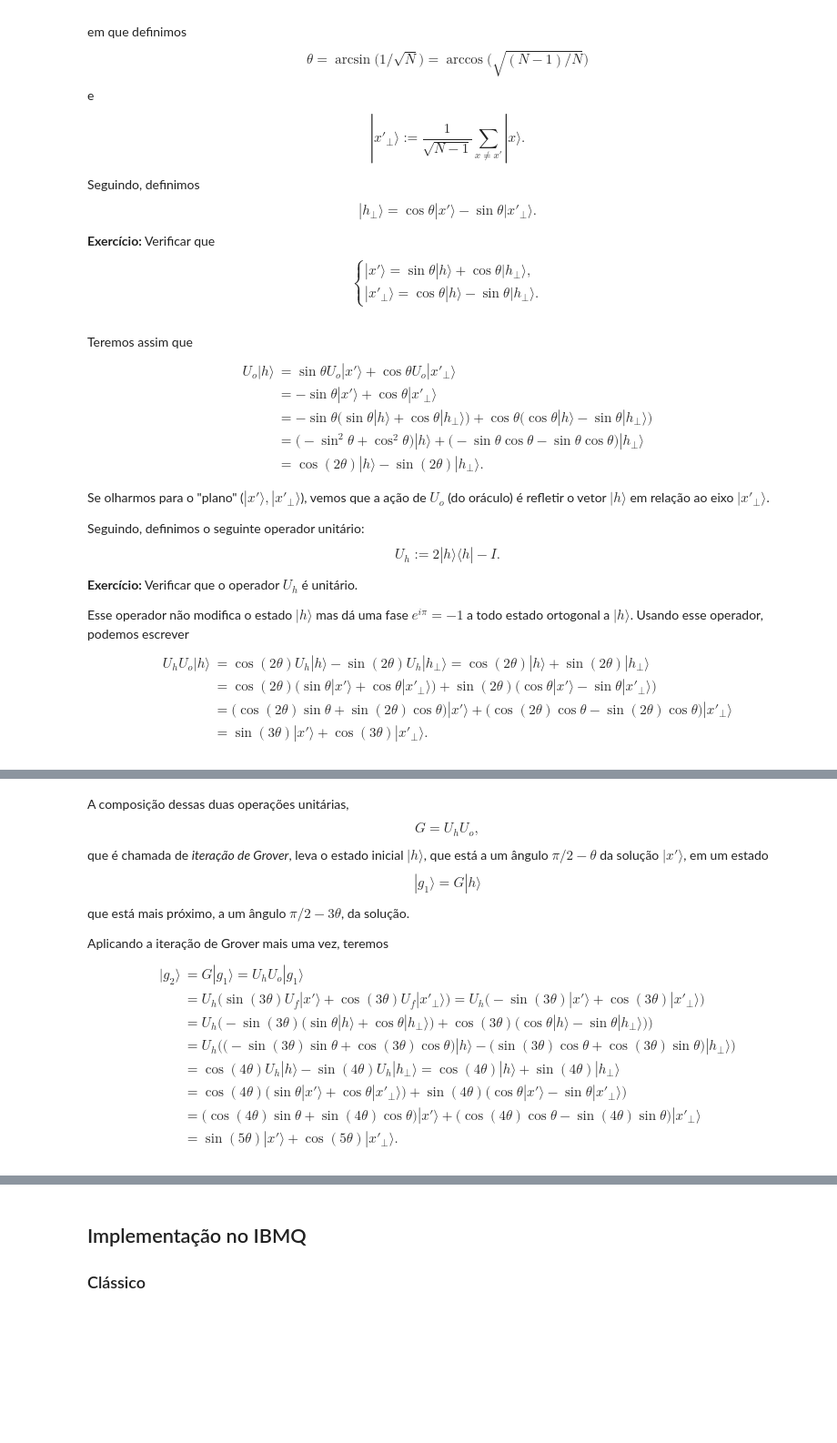
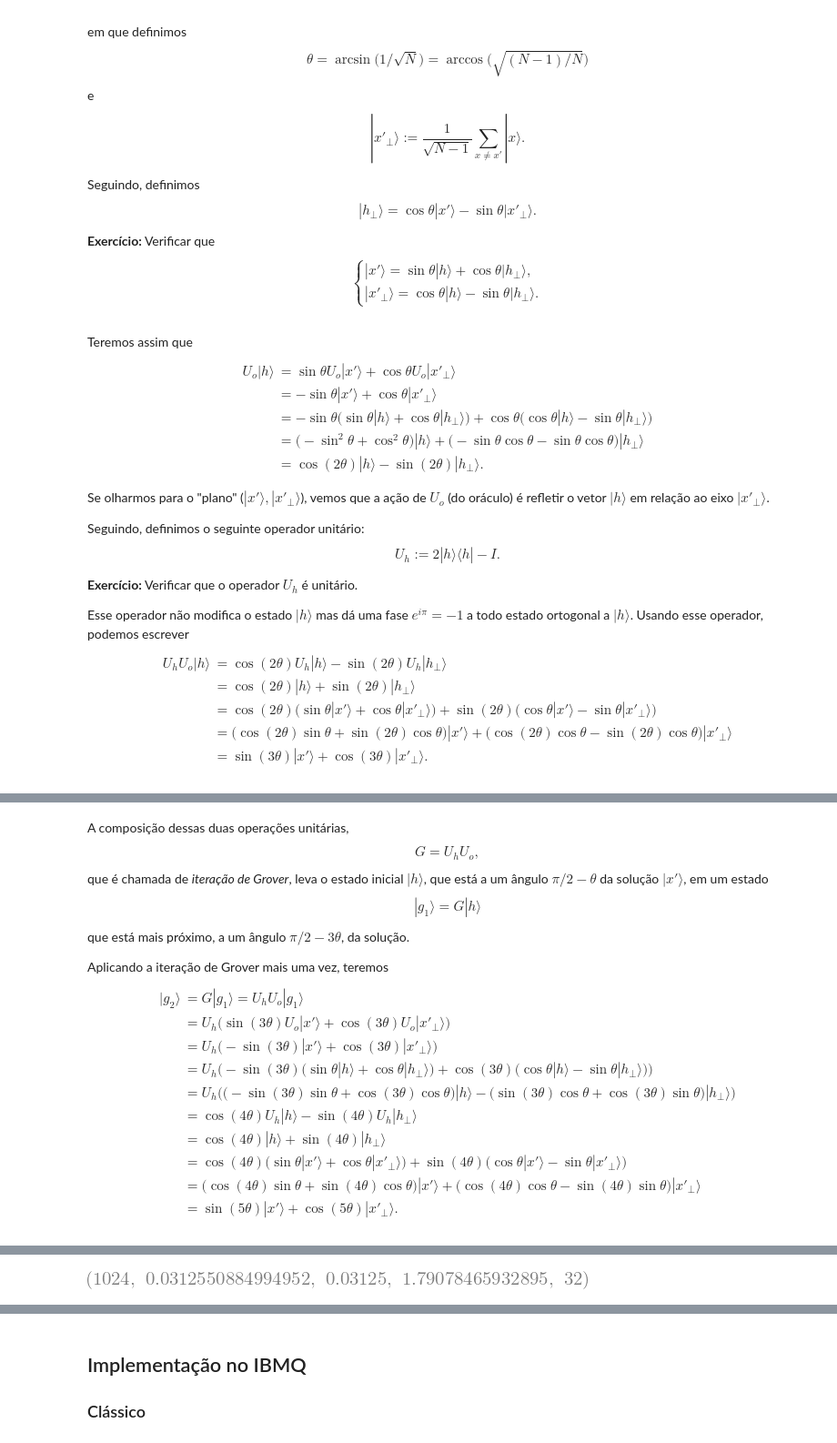
Before and after one commit to abbarreto/qiskit, a Jupyter notebook: 15_grover.ipynb, the cells around one changed output, grey strips where cells are left out. Shown at 91% size. Cells and saved outputs as stored; diff of their text form; code cells hidden in the pictures; blank space fills up the shorter version.

```diff
--- a/15_grover.ipynb
+++ b/15_grover.ipynb
@@ -76,7 +76,8 @@ __Exercício:__ Verificar que o operador $U_{h}$ é unitário.
 
 Esse operador não modifica o estado $|h\rangle$ mas dá uma fase $e^{i\pi}=-1$ a todo estado ortogonal a $|h\rangle$. Usando esse operador, podemos escrever
 \begin{align}
-U_{h}U_{o}|h\rangle & = \cos(2\theta)U_{h}|h\rangle - \sin(2\theta)U_{h}|h_{\perp}\rangle = \cos(2\theta)|h\rangle + \sin(2\theta)|h_{\perp}\rangle \\
+U_{h}U_{o}|h\rangle & = \cos(2\theta)U_{h}|h\rangle - \sin(2\theta)U_{h}|h_{\perp}\rangle \\
+& = \cos(2\theta)|h\rangle + \sin(2\theta)|h_{\perp}\rangle \\
 &  = \cos(2\theta)\big(\sin\theta|x'\rangle + \cos\theta|x'_{\perp}\rangle\big) + \sin(2\theta)\big(\cos\theta|x'\rangle - \sin\theta|x'_{\perp}\rangle\big) \\
 &  = \big(\cos(2\theta)\sin\theta + \sin(2\theta)\cos\theta \big)|x'\rangle + \big(\cos(2\theta)\cos\theta - \sin(2\theta)\cos\theta \big)|x'_{\perp}\rangle \\
 &  = \sin(3\theta)|x'\rangle + \cos(3\theta)|x'_{\perp}\rangle.
@@ -94,10 +95,12 @@ que está mais próximo, a um ângulo $\pi/2-3\theta$, da solução.
 Aplicando a iteração de Grover mais uma vez, teremos
 \begin{align}
 |g_{2}\rangle & = G|g_{1}\rangle = U_{h}U_{o}|g_{1}\rangle \\
-& = U_{h}\Big(\sin(3\theta)U_{f}|x'\rangle + \cos(3\theta)U_{f}|x'_{\perp}\rangle\Big) = U_{h}\Big(-\sin(3\theta)|x'\rangle + \cos(3\theta)|x'_{\perp}\rangle\Big) \\
+& = U_{h}\Big(\sin(3\theta)U_{o}|x'\rangle + \cos(3\theta)U_{o}|x'_{\perp}\rangle\Big) \\
+& = U_{h}\Big(-\sin(3\theta)|x'\rangle + \cos(3\theta)|x'_{\perp}\rangle\Big) \\
 & = U_{h}\Big(-\sin(3\theta)\big(\sin\theta|h\rangle + \cos\theta|h_{\perp}\rangle\big) + \cos(3\theta)\big(\cos\theta|h\rangle - \sin\theta|h_{\perp}\rangle\big)\Big) \\
 & = U_{h}\Big( \big(-\sin(3\theta)\sin\theta + \cos(3\theta)\cos\theta\big)|h\rangle - \big( \sin(3\theta)\cos\theta + \cos(3\theta)\sin\theta \big)|h_{\perp}\rangle\big)  \\
-& = \cos(4\theta)U_{h}|h\rangle - \sin(4\theta)U_{h}|h_{\perp}\rangle = \cos(4\theta)|h\rangle + \sin(4\theta)|h_{\perp}\rangle \\
+& = \cos(4\theta)U_{h}|h\rangle - \sin(4\theta)U_{h}|h_{\perp}\rangle \\
+& = \cos(4\theta)|h\rangle + \sin(4\theta)|h_{\perp}\rangle \\
 & = \cos(4\theta)\big(\sin\theta|x'\rangle + \cos\theta|x'_{\perp}\rangle\big) + \sin(4\theta)\big(\cos\theta|x'\rangle - \sin\theta|x'_{\perp}\rangle\big) \\
 & = \big(\cos(4\theta)\sin\theta+\sin(4\theta)\cos\theta\big)|x'\rangle + \big(\cos(4\theta)\cos\theta-\sin(4\theta)\sin\theta\big)|x'_{\perp}\rangle \\
 & = \sin(5\theta)|x'\rangle + \cos(5\theta)|x'_{\perp}\rangle.
@@ -119,6 +122,10 @@ em que usamos que
 $$\theta \approx \sin\theta = \frac{1}{\sqrt{N}}$$
 para $N\gg1$. Fica assim estabelecido, em termos do número de consultas ao oráculo, o ganho quadrático do algoritmo de Grover em relação ao caso clássico. O circuito quântico para implementação do algoritmo de Grover está ilustado na figura abaixo.
 <img src = 'fig_grover_qc.png' width = '500'>
+# %%
+N = 2**10; th = asin(1/sqrt(N)); N, float(th), float(sin(th)), float(th*180/pi), sqrt(N)
+# %% [output]
+[figure, added]
 # %% [markdown]
 Com relação à implementação do algoritmo de Grover, vale observar que
 \begin{align}
```
Also changed, not shown: parts of 7 cells of this notebook.
